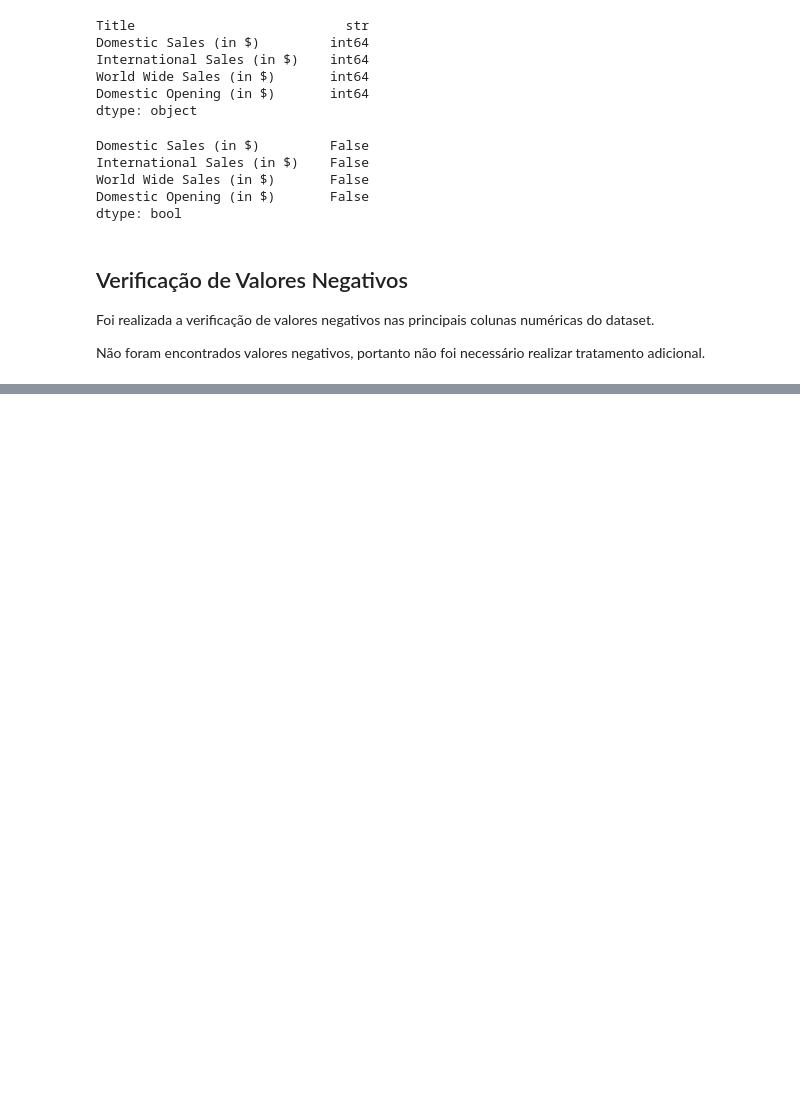
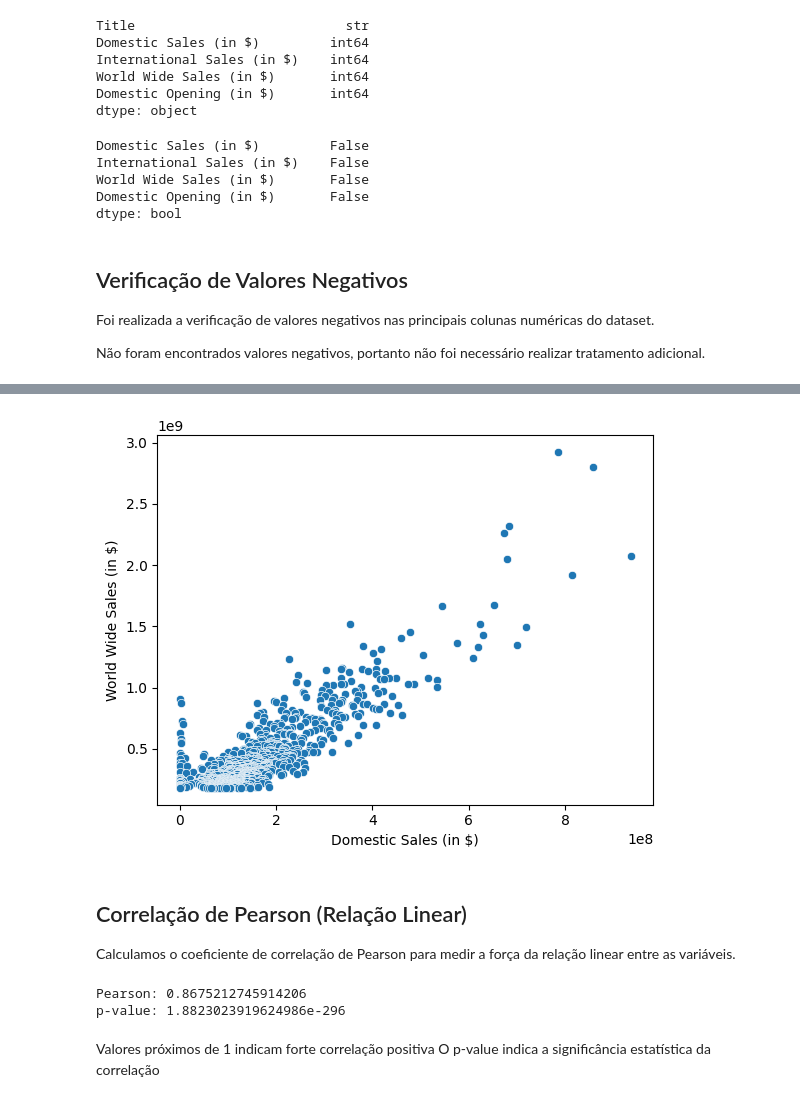
Before and after one commit to gabrielaniceto1/TrabalhoEstatistica, a Jupyter notebook: pergunta3.ipynb, the cells around one changed output, grey strips where cells are left out. Cells and saved outputs as stored; diff of their text form; code cells hidden in the pictures; blank space fills up the shorter version.

```diff
--- a/pergunta3.ipynb
+++ b/pergunta3.ipynb
@@ -200,0 +230,27 @@ sns.boxplot(data=df_filtrado)
+# %%
+sns.scatterplot(
+    data=df_filtrado,
+    x='Domestic Sales (in $)',
+    y='World Wide Sales (in $)'
+)
+plt.show()
+# %% [output]
+[figure, added]
+# %% [markdown]
+## Correlação de Pearson (Relação Linear)
+
+Calculamos o coeficiente de correlação de Pearson para medir a força da relação linear entre as variáveis.
+# %%
+pearson_corr, p_value = pearsonr(
+    df_filtrado['Domestic Sales (in $)'],
+    df_filtrado['World Wide Sales (in $)']
+)
+
+print("Pearson:", pearson_corr)
+print("p-value:", p_value)
+# %% [output]
+Pearson: 0.8675212745914206
+p-value: 1.8823023919624986e-296
+# %% [markdown]
+Valores próximos de 1 indicam forte correlação positiva
+O p-value indica a significância estatística da correlação
```
Also changed, not shown: parts of 21 cells of this notebook.
